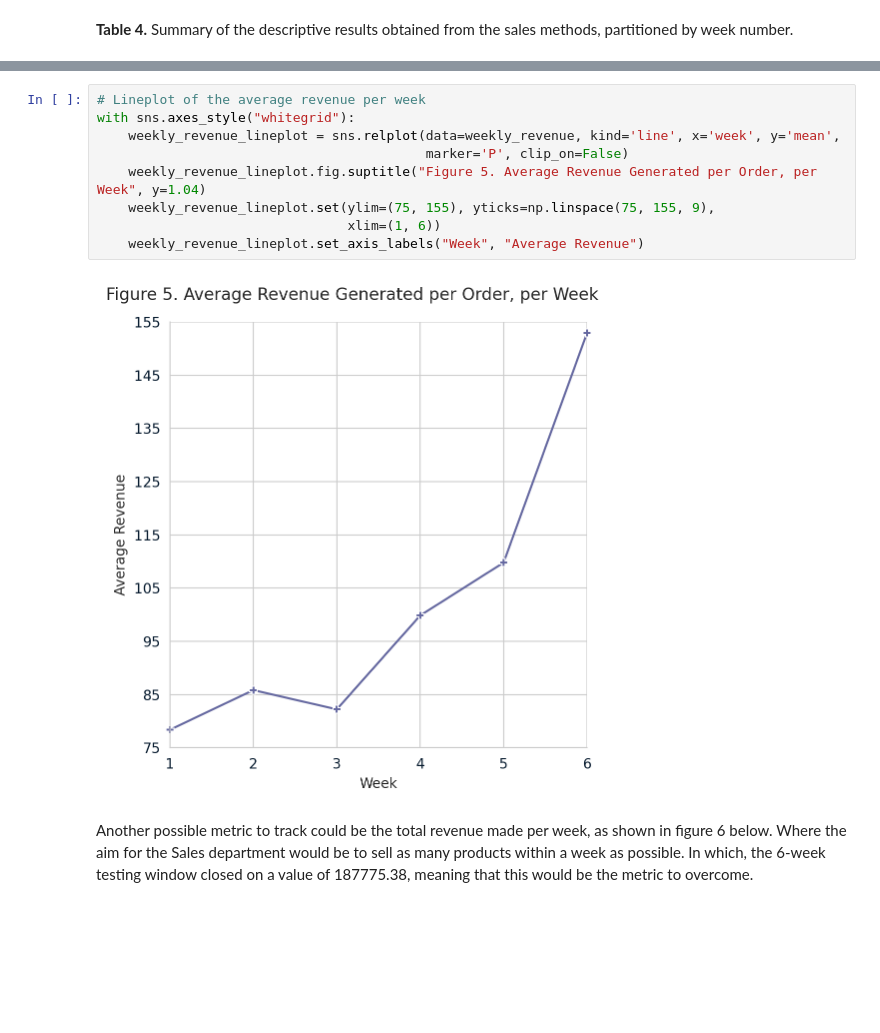
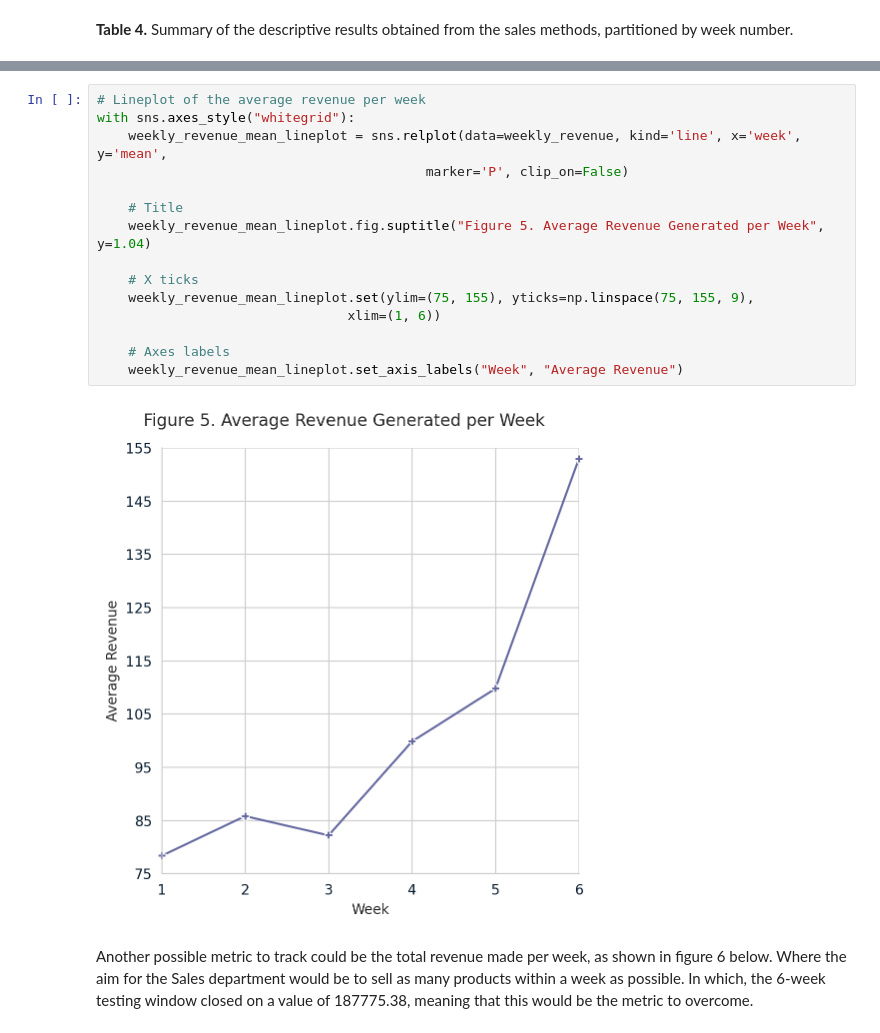
Before and after one commit to David-Golacis/Product-Sales-Analysis, a Jupyter notebook: Original notebook/notebook.ipynb, the cells around one changed output, grey strips where cells are left out. Drawn from its saved outputs; the diff is of its cells as text; blank space fills up the shorter version.

```diff
--- a/Original notebook/notebook.ipynb
+++ b/Original notebook/notebook.ipynb
@@ -419,14 +512,20 @@ weekly_revenue['sum'] = weekly_revenue['sum'].astype(float).round(2)
 # %%
 # Lineplot of the average revenue per week
 with sns.axes_style("whitegrid"):
-    weekly_revenue_lineplot = sns.relplot(data=weekly_revenue, kind='line', x='week', y='mean',
+    weekly_revenue_mean_lineplot = sns.relplot(data=weekly_revenue, kind='line', x='week', y='mean',
                                           marker='P', clip_on=False)
-    weekly_revenue_lineplot.fig.suptitle("Figure 5. Average Revenue Generated per Order, per Week", y=1.04)
-    weekly_revenue_lineplot.set(ylim=(75, 155), yticks=np.linspace(75, 155, 9),
+
+    # Title
+    weekly_revenue_mean_lineplot.fig.suptitle("Figure 5. Average Revenue Generated per Week", y=1.04)
+
+    # X ticks
+    weekly_revenue_mean_lineplot.set(ylim=(75, 155), yticks=np.linspace(75, 155, 9),
                                 xlim=(1, 6))
-    weekly_revenue_lineplot.set_axis_labels("Week", "Average Revenue")
+
+    # Axes labels
+    weekly_revenue_mean_lineplot.set_axis_labels("Week", "Average Revenue")
 # %% [output]
-[figure, old version]
+[figure, new version]
 # %% [markdown]
 Another possible metric to track could be the total revenue made per week, as shown in figure 6 below. Where the aim for the Sales department would be to sell as many products within a week as possible. In which, the 6-week testing window closed on a value of 187775.38, meaning that this would be the metric to overcome.
 # %%
```
Also changed, not shown: parts of 24 cells of this notebook, 34 other files.
